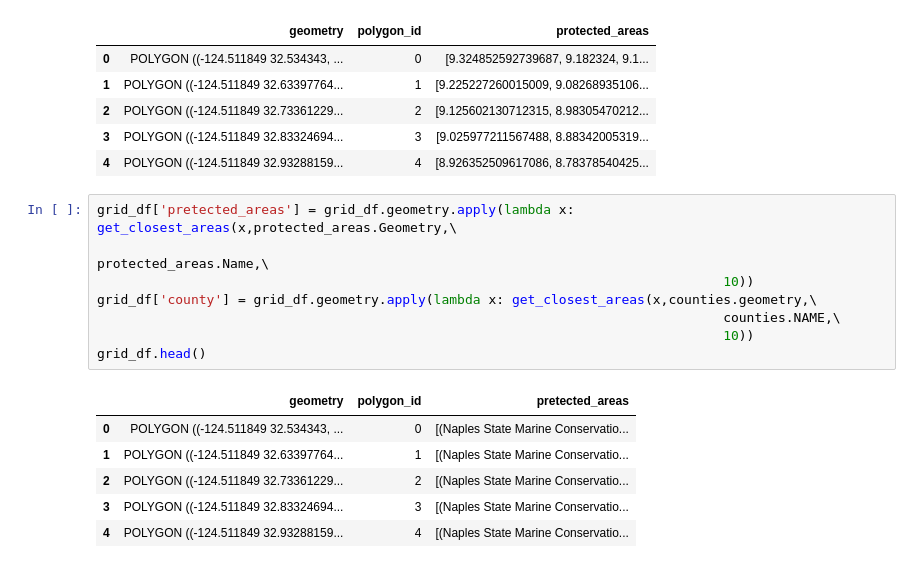
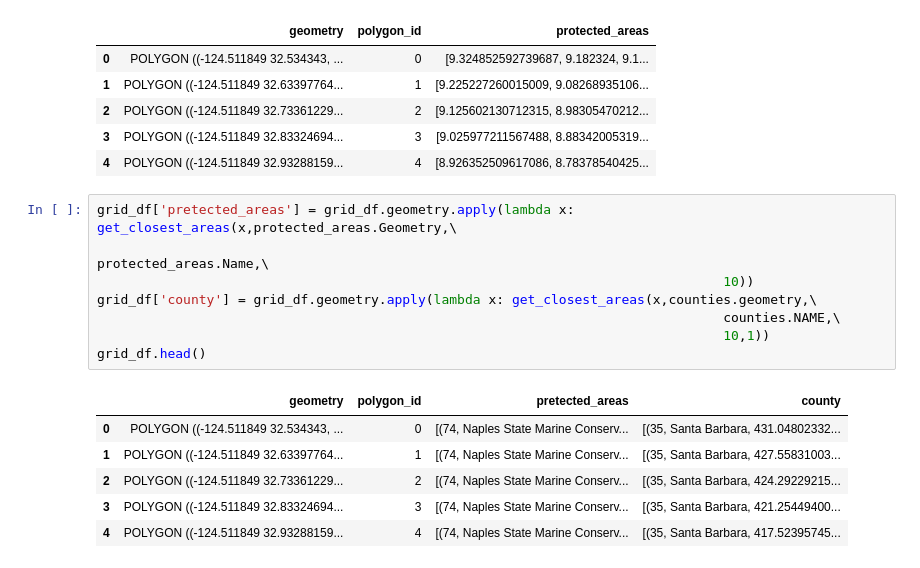
Before and after one commit to UCB-MIDS/Kelp-Capstone, a Jupyter notebook: pipeline/combine_data.ipynb, the cells around one changed output. Saved outputs shown, nothing was run; the diff lists cells and outputs as text.

```diff
--- a/pipeline/combine_data.ipynb
+++ b/pipeline/combine_data.ipynb
@@ -245,16 +236,16 @@ grid_df.head()
 # %%
 grid_df['pretected_areas'] = grid_df.geometry.apply(lambda x: get_closest_areas(x,protected_areas.Geometry,\
                                                                                 protected_areas.Name,\
                                                                                 10))
 grid_df['county'] = grid_df.geometry.apply(lambda x: get_closest_areas(x,counties.geometry,\
                                                                                 counties.NAME,\
-                                                                                10))
+                                                                                10,1))
 grid_df.head()
 # %% [output]
-|  | geometry | polygon_id | pretected_areas |
-| 0 | POLYGON ((-124.511849 32.534343, ... | 0 | [(Naples State Marine Conservatio... |
-| 1 | POLYGON ((-124.511849 32.63397764... | 1 | [(Naples State Marine Conservatio... |
-| 2 | POLYGON ((-124.511849 32.73361229... | 2 | [(Naples State Marine Conservatio... |
-| 3 | POLYGON ((-124.511849 32.83324694... | 3 | [(Naples State Marine Conservatio... |
-| 4 | POLYGON ((-124.511849 32.93288159... | 4 | [(Naples State Marine Conservatio... |
+|  | geometry | polygon_id | pretected_areas | county |
+| 0 | POLYGON ((-124.511849 32.534343, ... | 0 | [(74, Naples State Marine Conserv... | [(35, Santa Barbara, 431.04802332... |
+| 1 | POLYGON ((-124.511849 32.63397764... | 1 | [(74, Naples State Marine Conserv... | [(35, Santa Barbara, 427.55831003... |
+| 2 | POLYGON ((-124.511849 32.73361229... | 2 | [(74, Naples State Marine Conserv... | [(35, Santa Barbara, 424.29229215... |
+| 3 | POLYGON ((-124.511849 32.83324694... | 3 | [(74, Naples State Marine Conserv... | [(35, Santa Barbara, 421.25449400... |
+| 4 | POLYGON ((-124.511849 32.93288159... | 4 | [(74, Naples State Marine Conserv... | [(35, Santa Barbara, 417.52395745... |
 # %%
```
Also changed, not shown: parts of 2 cells of this notebook, 1 other file.
